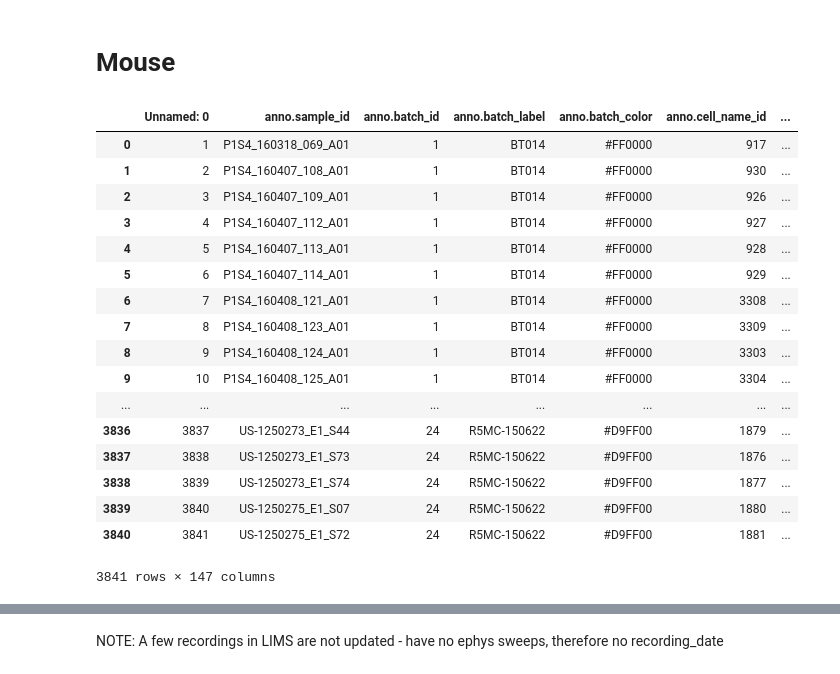
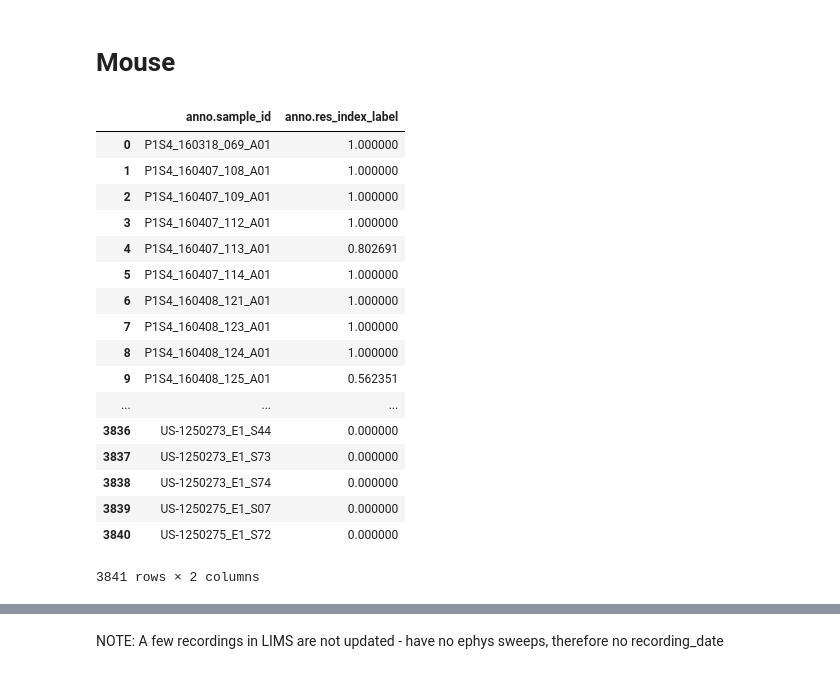
Before and after one commit to ru57y34nn/SMART_goals, a Jupyter notebook: src/SMART_Data.ipynb, the cells around one changed output, grey strips where cells are left out. Drawn from its saved outputs; the diff is of its cells as text; code cells hidden in the pictures.

```diff
--- a/src/SMART_Data.ipynb
+++ b/src/SMART_Data.ipynb
@@ -9,21 +10,0 @@ mshiny = pd.read_csv('c:\users\lisak\documents\stash\project\SMART_goals\data\mo
-# %%
-mshiny
-# %% [output]
-|  | Unnamed: 0 | anno.sample_id | anno.batch_id | anno.batch_label | anno.batch_color | anno.cell_name_id | ... |
-| 0 | 1 | P1S4_160318_069_A01 | 1 | BT014 | #FF0000 | 917 | ... |
-| 1 | 2 | P1S4_160407_108_A01 | 1 | BT014 | #FF0000 | 930 | ... |
-| 2 | 3 | P1S4_160407_109_A01 | 1 | BT014 | #FF0000 | 926 | ... |
-| 3 | 4 | P1S4_160407_112_A01 | 1 | BT014 | #FF0000 | 927 | ... |
-| 4 | 5 | P1S4_160407_113_A01 | 1 | BT014 | #FF0000 | 928 | ... |
-| 5 | 6 | P1S4_160407_114_A01 | 1 | BT014 | #FF0000 | 929 | ... |
-| 6 | 7 | P1S4_160408_121_A01 | 1 | BT014 | #FF0000 | 3308 | ... |
-| 7 | 8 | P1S4_160408_123_A01 | 1 | BT014 | #FF0000 | 3309 | ... |
-| 8 | 9 | P1S4_160408_124_A01 | 1 | BT014 | #FF0000 | 3303 | ... |
-| 9 | 10 | P1S4_160408_125_A01 | 1 | BT014 | #FF0000 | 3304 | ... |
-| ... | ... | ... | ... | ... | ... | ... | ... |
-| 3836 | 3837 | US-1250273_E1_S44 | 24 | R5MC-150622 | #D9FF00 | 1879 | ... |
-| 3837 | 3838 | US-1250273_E1_S73 | 24 | R5MC-150622 | #D9FF00 | 1876 | ... |
-| 3838 | 3839 | US-1250273_E1_S74 | 24 | R5MC-150622 | #D9FF00 | 1877 | ... |
-| 3839 | 3840 | US-1250275_E1_S07 | 24 | R5MC-150622 | #D9FF00 | 1880 | ... |
-| 3840 | 3841 | US-1250275_E1_S72 | 24 | R5MC-150622 | #D9FF00 | 1881 | ... |
-3841 rows × 147 columns
@@ -64 +11,29 @@ def get_lims_dataframe(query):
+# %%
+home = pathlib2.Path.home()
+full_path = home/"documents"/"github"/"SMART_goals"/"data"/"mouse_anno_table.csv"
+full_path = str(full_path)
+full_path
+mshiny = pd.read_csv(full_path)
+# %%
+mshiny = mshiny[["anno.sample_id", "anno.res_index_label"]]
+mshiny
+# %% [output]
+|  | anno.sample_id | anno.res_index_label |
+| 0 | P1S4_160318_069_A01 | 1.000000 |
+| 1 | P1S4_160407_108_A01 | 1.000000 |
+| 2 | P1S4_160407_109_A01 | 1.000000 |
+| 3 | P1S4_160407_112_A01 | 1.000000 |
+| 4 | P1S4_160407_113_A01 | 0.802691 |
+| 5 | P1S4_160407_114_A01 | 1.000000 |
+| 6 | P1S4_160408_121_A01 | 1.000000 |
+| 7 | P1S4_160408_123_A01 | 1.000000 |
+| 8 | P1S4_160408_124_A01 | 1.000000 |
+| 9 | P1S4_160408_125_A01 | 0.562351 |
+| ... | ... | ... |
+| 3836 | US-1250273_E1_S44 | 0.000000 |
+| 3837 | US-1250273_E1_S73 | 0.000000 |
+| 3838 | US-1250273_E1_S74 | 0.000000 |
+| 3839 | US-1250275_E1_S07 | 0.000000 |
+| 3840 | US-1250275_E1_S72 | 0.000000 |
+3841 rows × 2 columns
 # %%
```
Also changed, not shown: parts of 10 cells of this notebook.
